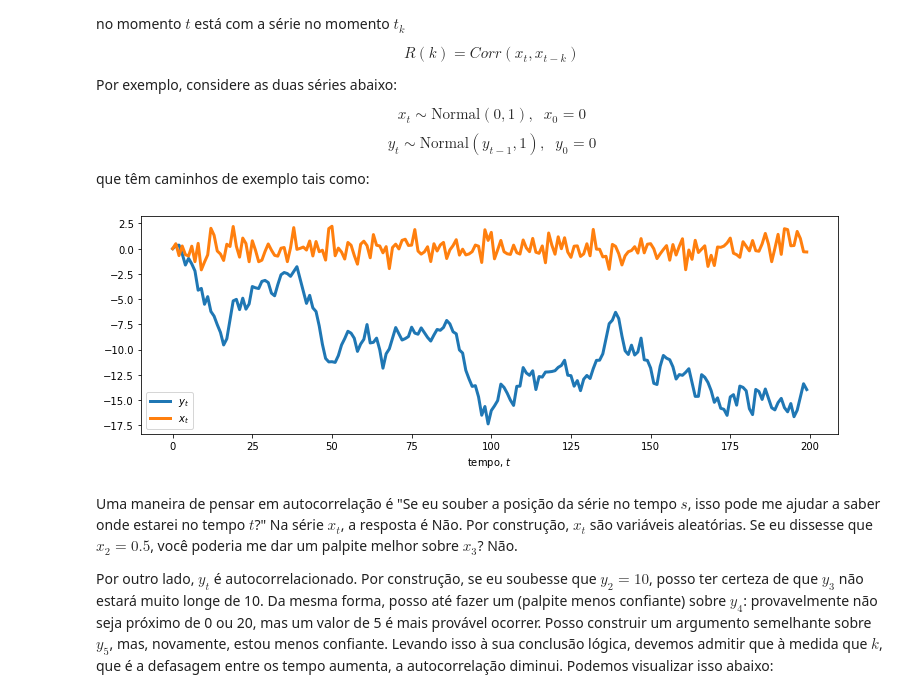
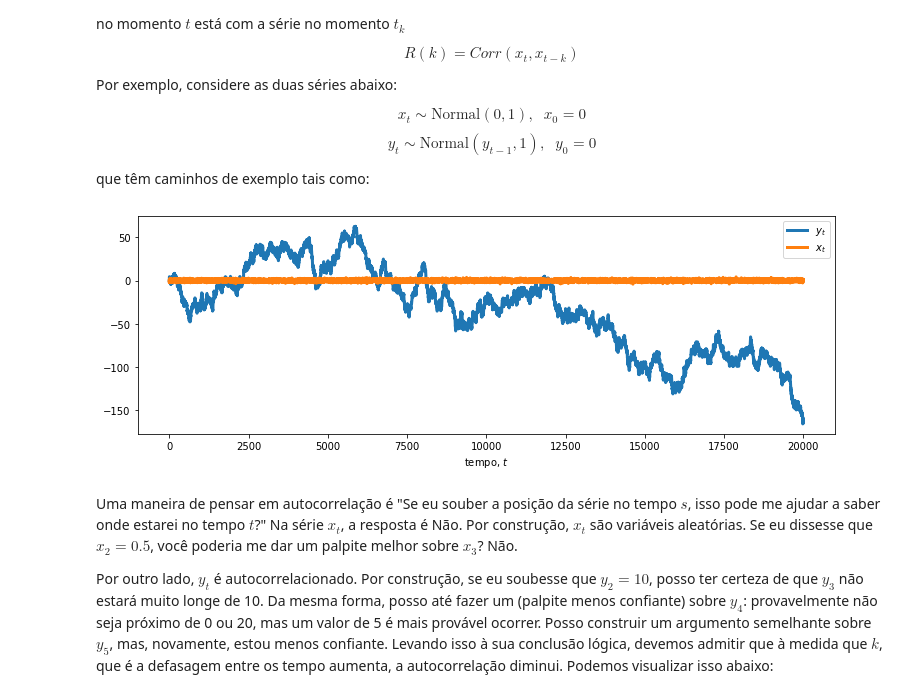
Before and after one commit to rodolphomacedo/Probabilistic-Programming-and-Bayesian-Methods-for-Hackers, a Jupyter notebook: Chapter3_MCMC/Ch3_IntroMCMC_PyMC3_pt_BR.ipynb, the cells around one changed output. Saved outputs shown, nothing was run; the diff lists cells and outputs as text; code cells hidden in the pictures.

```diff
--- a/Chapter3_MCMC/Ch3_IntroMCMC_PyMC3_pt_BR.ipynb
+++ b/Chapter3_MCMC/Ch3_IntroMCMC_PyMC3_pt_BR.ipynb
@@ -668,22 +662,22 @@ que têm caminhos de exemplo tais como:
 # %%
 figsize(12.5, 4)
 
 import pymc3 as pm
 
-x_t = np.random.normal(0, 1, 200)
+x_t = np.random.normal(0, 1, 20000)
 x_t[0] = 0
-y_t = np.zeros(200)
+y_t = np.zeros(20000)
 
-for i in range(1, 200):
+for i in range(1, 20000):
     y_t[i] = np.random.normal(y_t[i - 1], 1)
 
 plt.plot(y_t, label="$y_t$", lw=3)
 plt.plot(x_t, label="$x_t$", lw=3)
 plt.xlabel("tempo, $t$")
 
 plt.legend();
 # %% [output]
-[figure, old version]
+[figure, new version]
 # %% [markdown]
 Uma maneira de pensar em autocorrelação é "Se eu souber a posição da série no tempo $s$, isso pode me ajudar a saber onde estarei no tempo $t$?" Na série $x_t$, a resposta é Não. Por construção, $x_t$ são variáveis aleatórias. Se eu dissesse que $x_2 = 0.5$, você poderia me dar um palpite melhor sobre $x_3$? Não.
 
```
Also changed, not shown: parts of 25 cells of this notebook.
